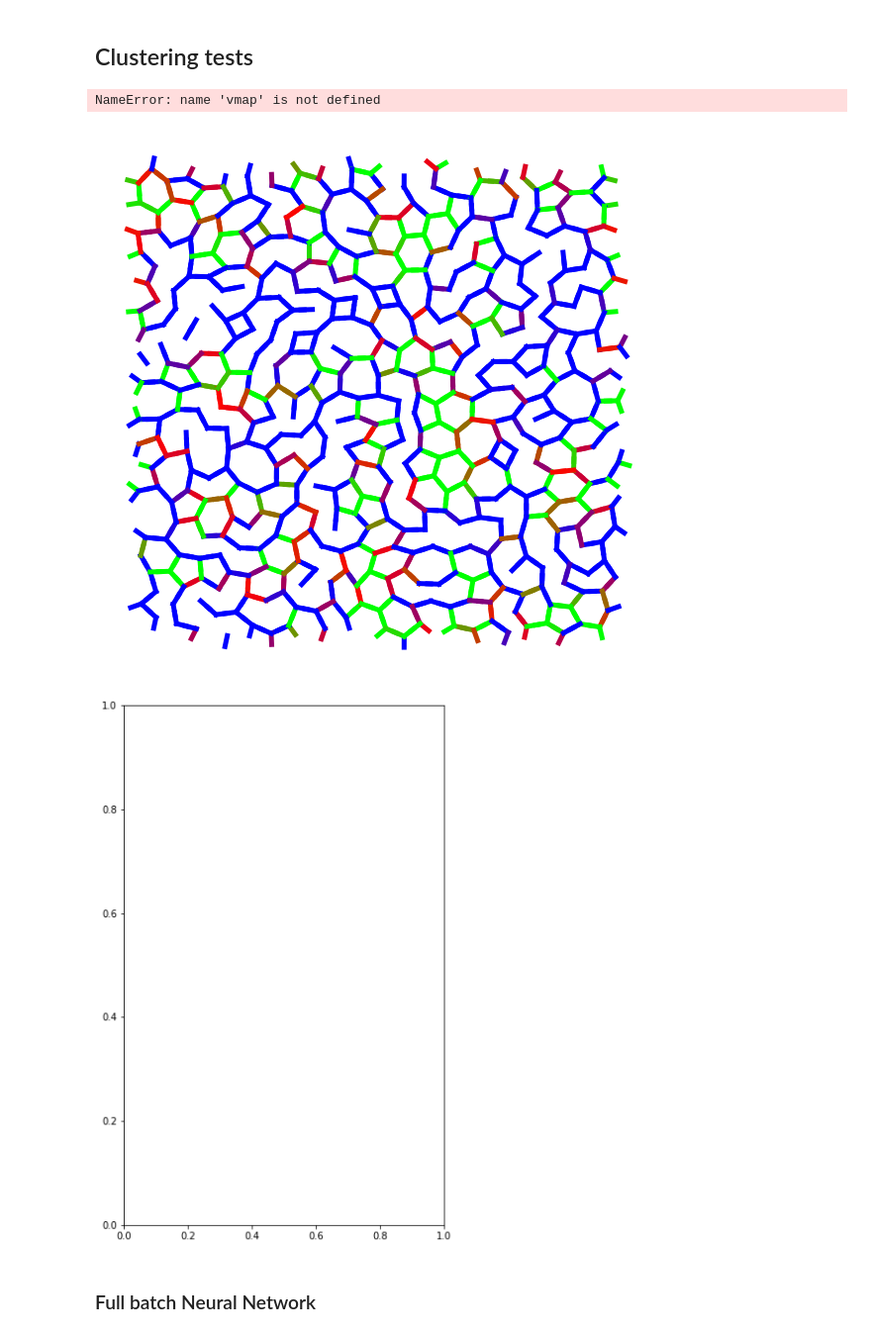
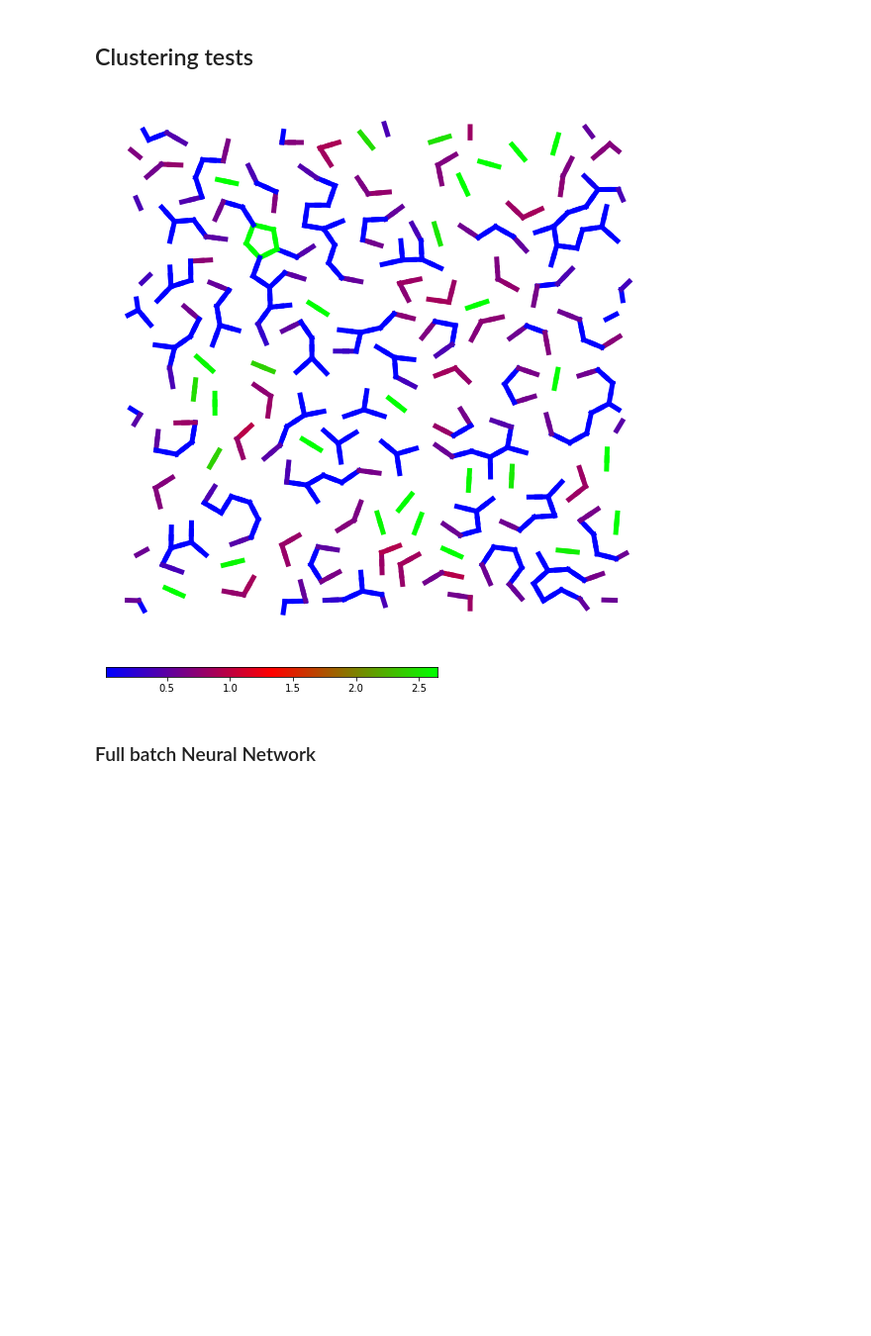
Before and after one commit to Simone7monaco/PatchyParticles, a Jupyter notebook: MULTI_OrderParameters.ipynb, the cells around one changed output. Shown at 99% size. Cells and saved outputs as stored; diff of their text form; code cells hidden in the pictures; blank space fills up the shorter version.

```diff
--- a/MULTI_OrderParameters.ipynb
+++ b/MULTI_OrderParameters.ipynb
@@ -32,13 +38,13 @@ from IPython.display import clear_output
 # %%
 events=[]
 C=[]
-d=75; e=500
+d=75; e=200
 
 multis=range(50)
 for i in multis:
     sname="MULTI_484/S."+str(d)+"."+str(e)+"/snap."+str(d)+"."+str(e)+"."+str(i)+".patch"
     tname="MULTI_484/T."+str(d)+"."+str(e)+"/bl."+str(d)+"."+str(e)+"."+str(i)+".dat"
-
+    if i==12 or i==45 or i==49: continue
     l = 0
     carry_events=[]
     timep=0
@@ -631,7 +641,7 @@ def plotbonds(EEE, CC, tt, title):
 
     plt.show()
 # %%
-snap =2
+snap =10
 
 
 CC=C[snap];
@@ -666,39 +676,38 @@ plotbonds(EEE,CC,se, "Actual Error")
 def vmap(self, cmap,cmin, cmax):
     cmap = plt.cm.get_cmap(cmap)
     colors = cmap(np.arange(cmap.N))
-    self.imshow([colors], extent=[cmin, cmax, 0, .1])
+    self.imshow([colors], extent=[cmin, cmax, 0, .08])
     self.get_yaxis().set_visible(False)
 # %%
 fig,ax = plt.subplots(figsize=(10, 10))
 cbar, cax = plt.subplots(figsize=(6,10))
 ax.axis("off")
 #ax = plt.axes()
 δ = .6
 s=0
 pred=net(torchXX[0:len(events[0])])
 mu, std=pred.mean().item(), pred.std().item()
 # pred=((pred-mu)/std+1)/2
 pred=(pred-mu)/std
 # cmap = col.ListedColormap(['limegreen','yellow','red'])
+# cmap=pl.cm.brg
 cmap=pl.cm.brg
 
 for ev in range(len(events[s])):   #Bonds
     lab = cmap(pred[ev].item(), )
     r1 = np.array(C[s][int(events[s][ev][0])][:])
     r2 = np.array(C[s][int(events[s][ev][1])][:])
     dr = [rescale((r2 - r1)[0], xsize), rescale((r2-r1)[1], ysize)]
     ax.plot([r1[0], r1[0]+δ*dr[0]/np.linalg.norm(dr)], [r1[1], r1[1]+δ*dr[1]/np.linalg.norm(dr)], color=lab, linewidth=5, zorder=1)
     ax.plot([r2[0], r2[0]-δ*dr[0]/np.linalg.norm(dr)], [r2[1], r2[1]-δ*dr[1]/np.linalg.norm(dr)], color=lab, linewidth=5, zorder=1)
 
 # ax[0].scatter(C[s][:,0], C[s][:,1], s=100, zorder=2)   #Particles
-
-vmap(cax,cmap, min(pred.detach().numpy()), max(pred.detach().numpy()))
+vmap(cax,cmap, min(t_p), max(t_p))
 
 plt.show()
 # %% [output]
-NameError: name 'vmap' is not defined
-[figure, old version]
+[figure, new version]
-[figure, old version]
+[figure, new version]
 # %% [markdown]
 ### Full batch Neural Network
 # %%
```
Also changed, not shown: parts of 16 cells of this notebook.
